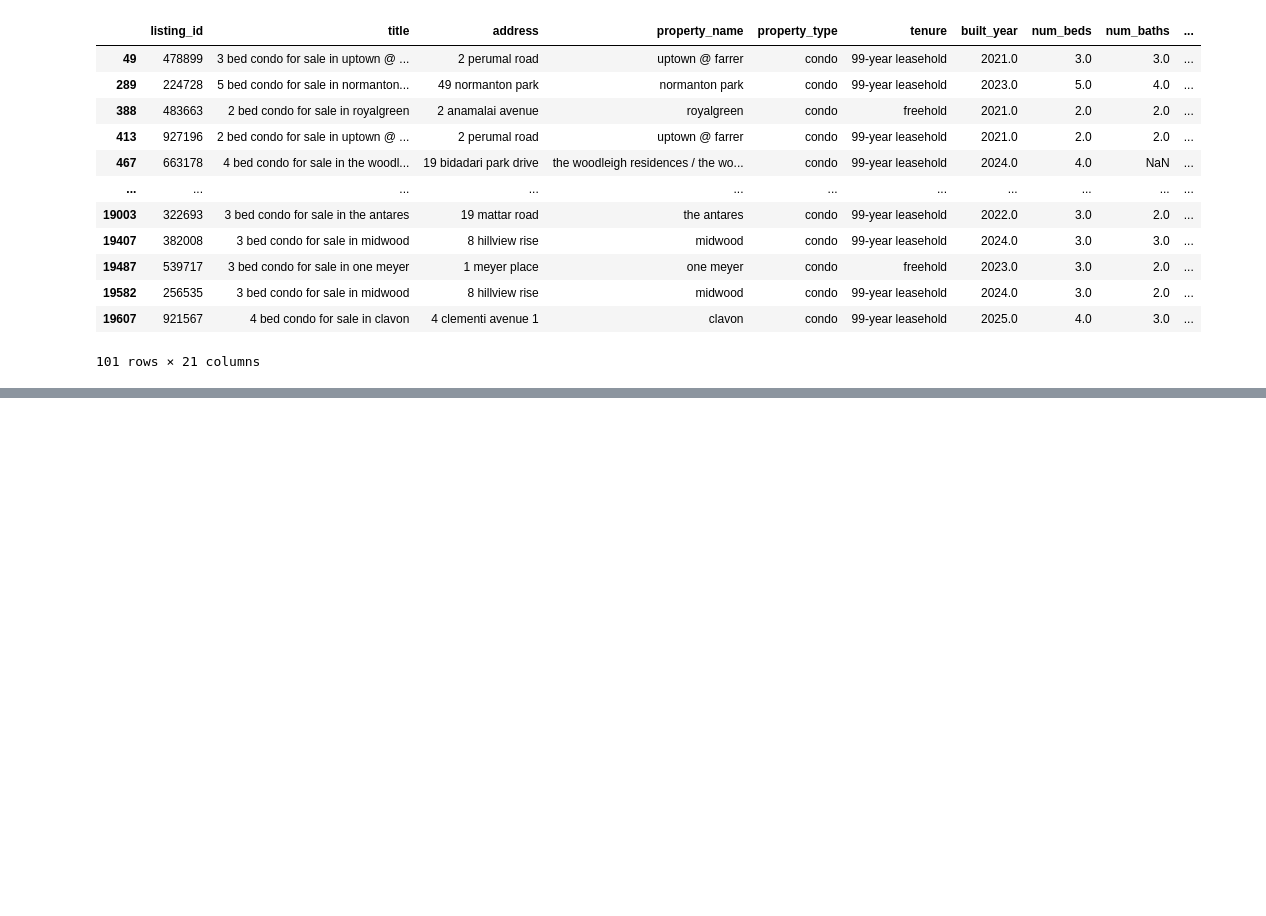
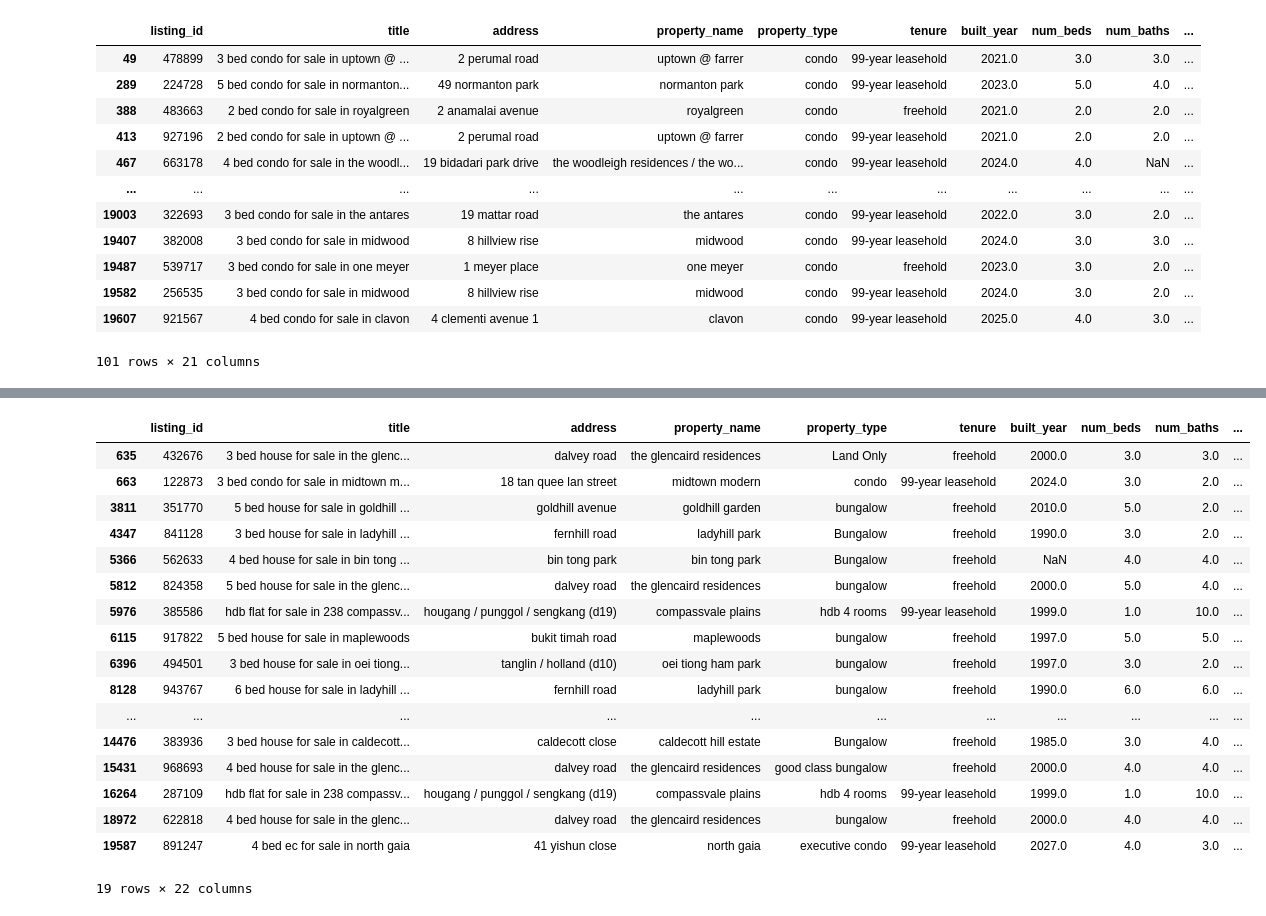
Before and after one commit to PigeonPhobia/no-bylan-regressor, a Jupyter notebook: mingyue_public_EDA.ipynb, the cells around one changed output, grey strips where cells are left out. Saved outputs shown, nothing was run; the diff lists cells and outputs as text; code cells hidden in the pictures; blank space fills up the shorter version.

```diff
--- a/mingyue_public_EDA.ipynb
+++ b/mingyue_public_EDA.ipynb
@@ -294,0 +328,21 @@ Name: price, dtype: float64
+# %%
+data_train[data_train['price_sqft']>1e4]
+# %% [output]
+|  | listing_id | title | address | property_name | property_type | tenure | built_year | num_beds | num_baths | ... |
+| 635 | 432676 | 3 bed house for sale in the glenc... | dalvey road | the glencaird residences | Land Only | freehold | 2000.0 | 3.0 | 3.0 | ... |
+| 663 | 122873 | 3 bed condo for sale in midtown m... | 18 tan quee lan street | midtown modern | condo | 99-year leasehold | 2024.0 | 3.0 | 2.0 | ... |
+| 3811 | 351770 | 5 bed house for sale in goldhill ... | goldhill avenue | goldhill garden | bungalow | freehold | 2010.0 | 5.0 | 2.0 | ... |
+| 4347 | 841128 | 3 bed house for sale in ladyhill ... | fernhill road | ladyhill park | Bungalow | freehold | 1990.0 | 3.0 | 2.0 | ... |
+| 5366 | 562633 | 4 bed house for sale in bin tong ... | bin tong park | bin tong park | Bungalow | freehold | NaN | 4.0 | 4.0 | ... |
+| 5812 | 824358 | 5 bed house for sale in the glenc... | dalvey road | the glencaird residences | bungalow | freehold | 2000.0 | 5.0 | 4.0 | ... |
+| 5976 | 385586 | hdb flat for sale in 238 compassv... | hougang / punggol / sengkang (d19) | compassvale plains | hdb 4 rooms | 99-year leasehold | 1999.0 | 1.0 | 10.0 | ... |
+| 6115 | 917822 | 5 bed house for sale in maplewoods | bukit timah road | maplewoods | bungalow | freehold | 1997.0 | 5.0 | 5.0 | ... |
+| 6396 | 494501 | 3 bed house for sale in oei tiong... | tanglin / holland (d10) | oei tiong ham park | bungalow | freehold | 1997.0 | 3.0 | 2.0 | ... |
+| 8128 | 943767 | 6 bed house for sale in ladyhill ... | fernhill road | ladyhill park | bungalow | freehold | 1990.0 | 6.0 | 6.0 | ... |
+| ... | ... | ... | ... | ... | ... | ... | ... | ... | ... | ... |
+| 14476 | 383936 | 3 bed house for sale in caldecott... | caldecott close | caldecott hill estate | Bungalow | freehold | 1985.0 | 3.0 | 4.0 | ... |
+| 15431 | 968693 | 4 bed house for sale in the glenc... | dalvey road | the glencaird residences | good class bungalow | freehold | 2000.0 | 4.0 | 4.0 | ... |
+| 16264 | 287109 | hdb flat for sale in 238 compassv... | hougang / punggol / sengkang (d19) | compassvale plains | hdb 4 rooms | 99-year leasehold | 1999.0 | 1.0 | 10.0 | ... |
+| 18972 | 622818 | 4 bed house for sale in the glenc... | dalvey road | the glencaird residences | bungalow | freehold | 2000.0 | 4.0 | 4.0 | ... |
+| 19587 | 891247 | 4 bed ec for sale in north gaia | 41 yishun close | north gaia | executive condo | 99-year leasehold | 2027.0 | 4.0 | 3.0 | ... |
+19 rows × 22 columns
```
Also changed, not shown: parts of 17 cells of this notebook.
